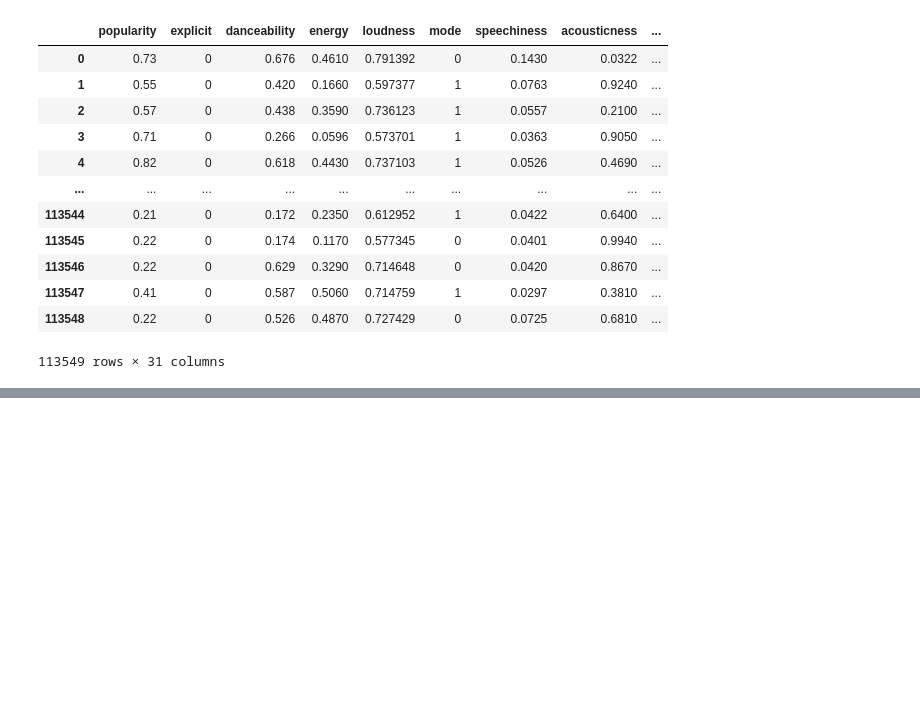
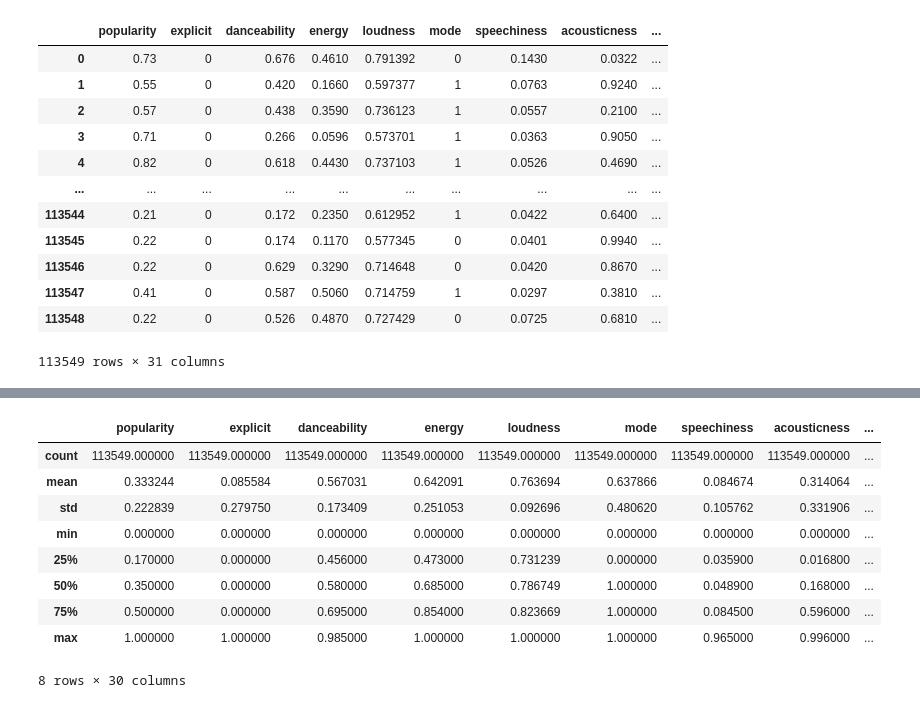
Before and after one commit to skronheim/Project-4, a Jupyter notebook: Genre_Model/4 Making predictions.ipynb, the cells around one changed output, grey strips where cells are left out. Cells and saved outputs as stored; diff of their text form; code cells hidden in the pictures; blank space fills up the shorter version.

```diff
--- a/Genre_Model/4 Making predictions.ipynb
+++ b/Genre_Model/4 Making predictions.ipynb
@@ -27,4 +38,4 @@ data
 # %%
 # Separate the features (X) and target (y)
-features = data[['popularity','explicit','danceability','energy','loudness','mode','speechiness']]
-target = data['genre_code']
+features =data.drop('genre_code', axis=1)# data[['popularity','explicit','danceability','energy','loudness','mode','speechiness']]
+target = data[['genre_code']]
@@ -44,0 +83,13 @@ X_val_scaled = scaler.transform(X_val)
+# %%
+features.describe()
+# %% [output]
+|  | popularity | explicit | danceability | energy | loudness | mode | speechiness | acousticness | ... |
+| count | 113549.000000 | 113549.000000 | 113549.000000 | 113549.000000 | 113549.000000 | 113549.000000 | 113549.000000 | 113549.000000 | ... |
+| mean | 0.333244 | 0.085584 | 0.567031 | 0.642091 | 0.763694 | 0.637866 | 0.084674 | 0.314064 | ... |
+| std | 0.222839 | 0.279750 | 0.173409 | 0.251053 | 0.092696 | 0.480620 | 0.105762 | 0.331906 | ... |
+| min | 0.000000 | 0.000000 | 0.000000 | 0.000000 | 0.000000 | 0.000000 | 0.000000 | 0.000000 | ... |
+| 25% | 0.170000 | 0.000000 | 0.456000 | 0.473000 | 0.731239 | 0.000000 | 0.035900 | 0.016800 | ... |
+| 50% | 0.350000 | 0.000000 | 0.580000 | 0.685000 | 0.786749 | 1.000000 | 0.048900 | 0.168000 | ... |
+| 75% | 0.500000 | 0.000000 | 0.695000 | 0.854000 | 0.823669 | 1.000000 | 0.084500 | 0.596000 | ... |
+| max | 1.000000 | 1.000000 | 0.985000 | 1.000000 | 1.000000 | 1.000000 | 0.965000 | 0.996000 | ... |
+8 rows × 30 columns
```
Also changed, not shown: parts of 27 cells of this notebook, 2 other files.
